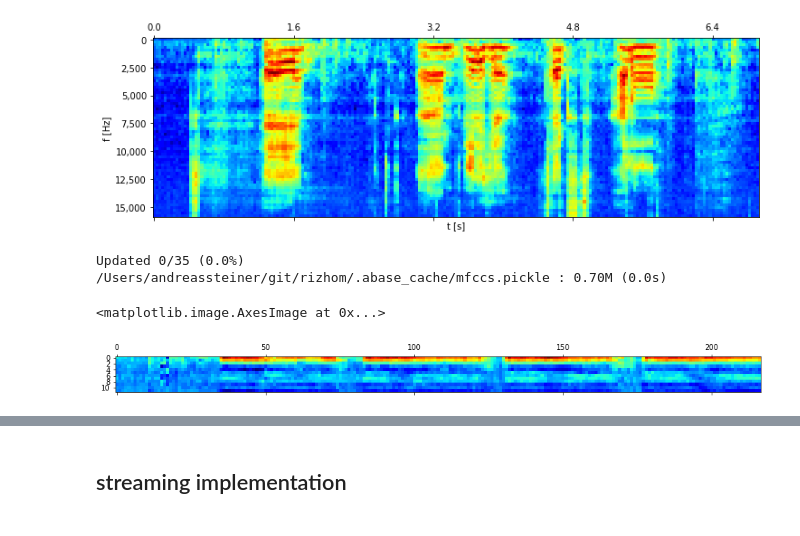
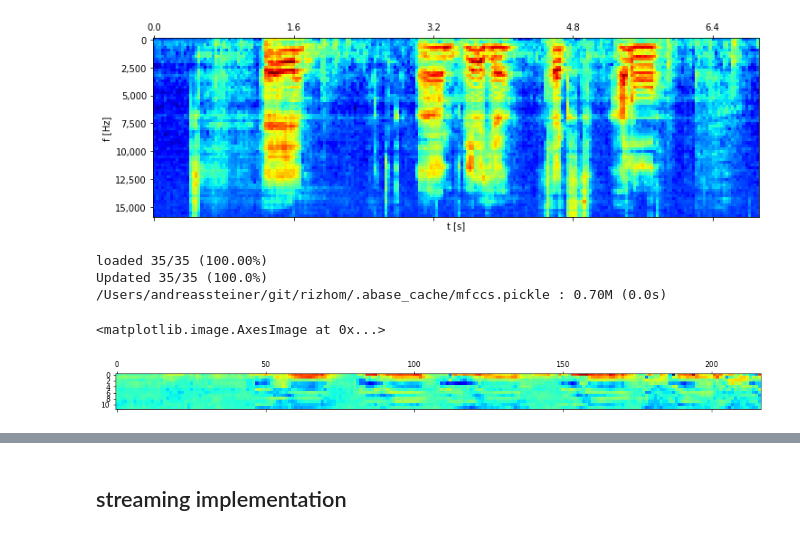
Before and after one commit to nuru-nu/moyo, a Jupyter notebook: notebooks/audio.ipynb, the cells around one changed output, grey strips where cells are left out. Cells and saved outputs as stored; diff of their text form; code cells hidden in the pictures.

```diff
--- a/notebooks/audio.ipynb
+++ b/notebooks/audio.ipynb
@@ -97,10 +97,12 @@ Updated 35/35 (100.0%)
 /Users/andreassteiner/git/rizhom/.abase_cache/logmel.pickle : 3.71M (0.0s)
 [figure]
 # %%
+ab.load('logmel')
 ab.transform('mfccs', lambda row: features.mfccs(data=None, logmel=row['logmel']))
 plt.matshow(ab.df.loc[ab.sample(), 'mfccs'].T, cmap='jet')
 # %% [output]
-Updated 0/35 (0.0%)
+loaded 35/35 (100.00%)
+Updated 35/35 (100.0%)
 /Users/andreassteiner/git/rizhom/.abase_cache/mfccs.pickle : 0.70M (0.0s)
 <matplotlib.image.AxesImage at 0x...>
-[figure, old version]
+[figure, new version]
```
Also changed, not shown: parts of 2 cells of this notebook, 1 other file.
